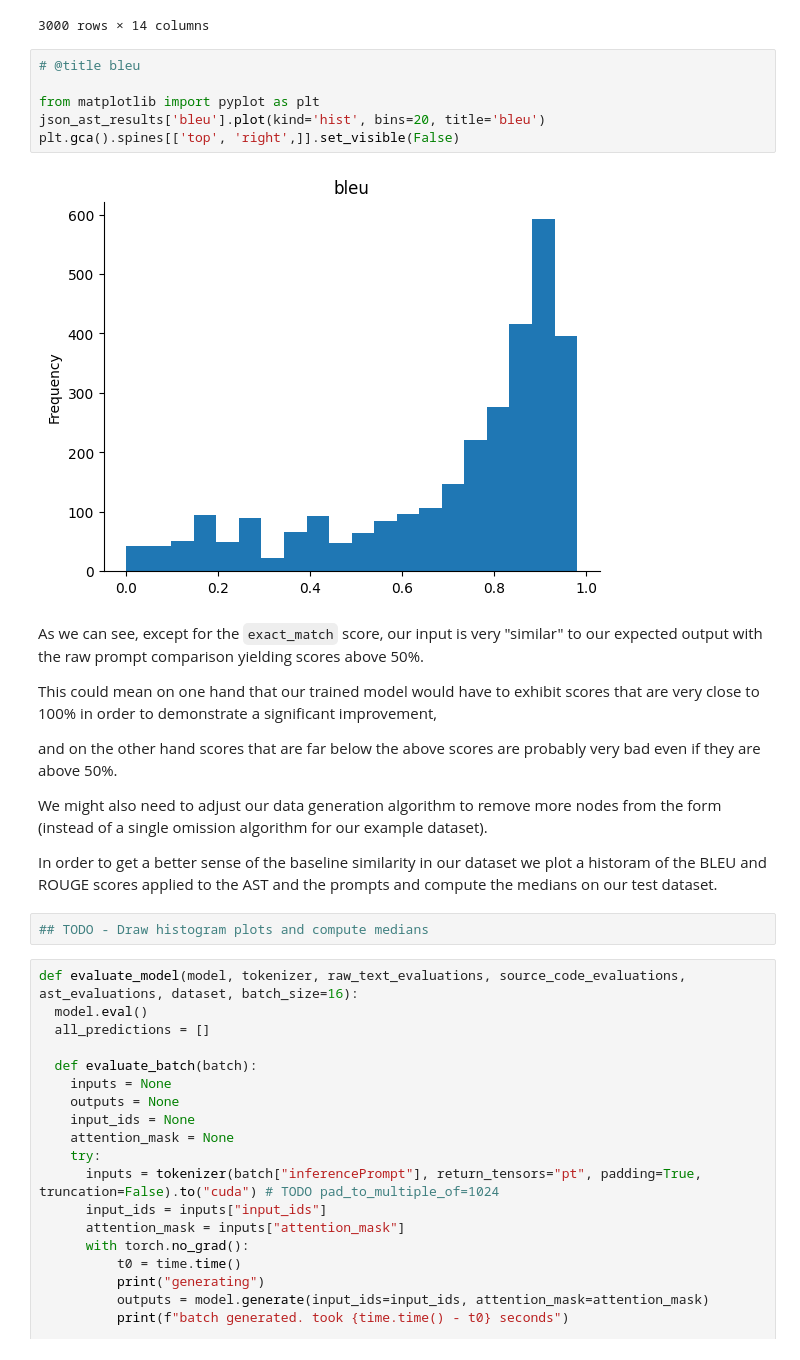
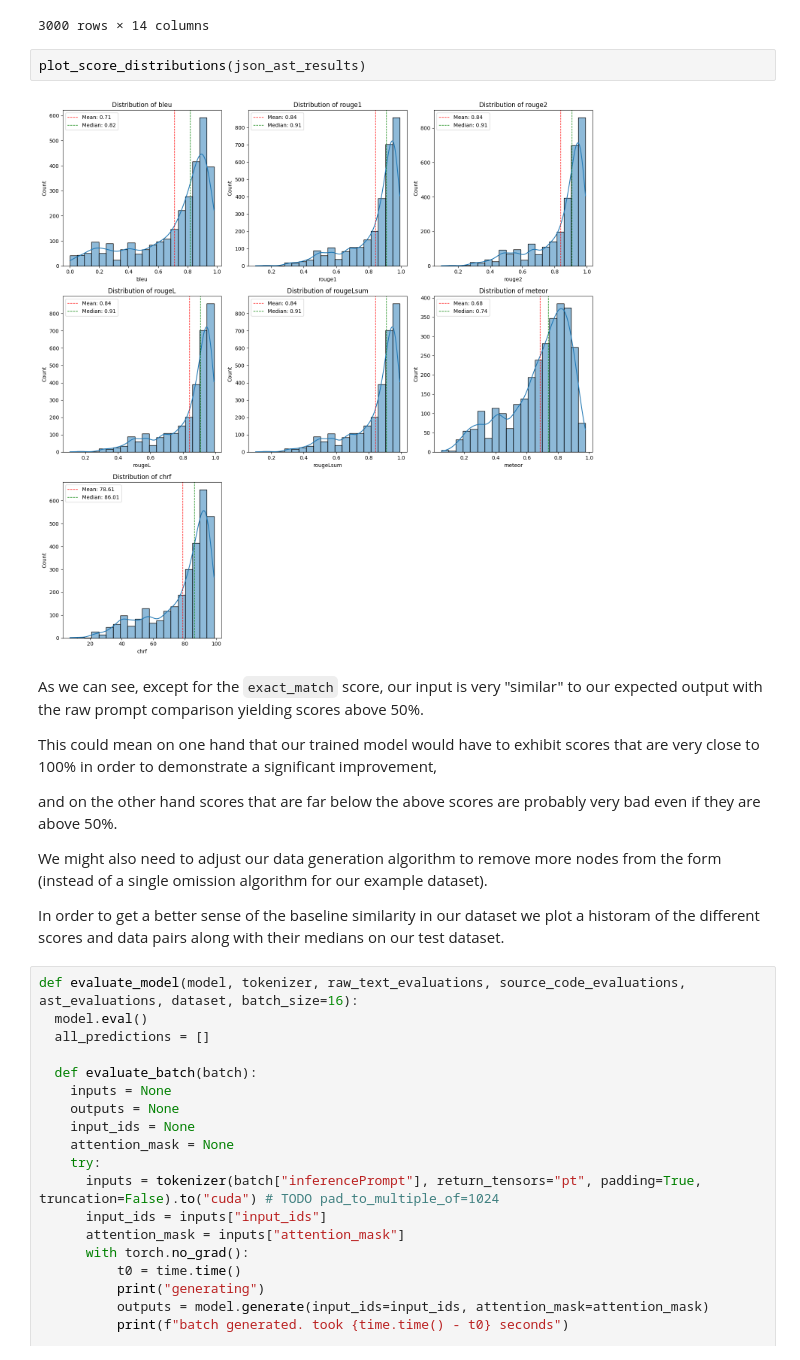
Before and after one commit to guyo13/Form-Lang, a Jupyter notebook: ml/Domain-Specific-Code-Generation-In-FormLang.ipynb, the cells around one changed output. Cells and saved outputs as stored; diff of their text form.

```diff
--- a/ml/Domain-Specific-Code-Generation-In-FormLang.ipynb
+++ b/ml/Domain-Specific-Code-Generation-In-FormLang.ipynb
@@ -947,26 +979,20 @@ Wall time: 13min 50s
 | 2998 | 0.853271 | 1.0 | 1.0 | 1.0 | 1.0 | 0.853271 | 0.863053 | ... |
 | 2999 | 0.735546 | 1.0 | 1.0 | 1.0 | 1.0 | 0.735546 | 0.765027 | ... |
 3000 rows × 14 columns
-# %%
-# @title bleu
-
-from matplotlib import pyplot as plt
-json_ast_results['bleu'].plot(kind='hist', bins=20, title='bleu')
-plt.gca().spines[['top', 'right',]].set_visible(False)
-# %% [output]
-[figure, removed]
-# %% [markdown]
-As we can see, except for the `exact_match` score, our input is very "similar" to our expected output with the raw prompt comparison yielding scores above 50%.
-
-This could mean on one hand that our trained model would have to exhibit scores that are very close to 100% in order to demonstrate a significant improvement,
-
-and on the other hand scores that are far below the above scores are probably very bad even if they are above 50%.
-
-We might also need to adjust our data generation algorithm to remove more nodes from the form (instead of a single omission algorithm for our example dataset).
-
-In order to get a better sense of the baseline similarity in our dataset we plot a historam of the BLEU and ROUGE scores applied to the AST and the prompts and compute the medians on our test dataset.
 # %%
-## TODO - Draw histogram plots and compute medians
+plot_score_distributions(json_ast_results)
+# %% [output]
+[figure, added]
+# %% [markdown]
+As we can see, except for the `exact_match` score, our input is very "similar" to our expected output with the raw prompt comparison yielding scores above 50%.
+
+This could mean on one hand that our trained model would have to exhibit scores that are very close to 100% in order to demonstrate a significant improvement,
+
+and on the other hand scores that are far below the above scores are probably very bad even if they are above 50%.
+
+We might also need to adjust our data generation algorithm to remove more nodes from the form (instead of a single omission algorithm for our example dataset).
+
+In order to get a better sense of the baseline similarity in our dataset we plot a historam of the different scores and data pairs along with their medians on our test dataset.
 # %%
 def evaluate_model(model, tokenizer, raw_text_evaluations, source_code_evaluations, ast_evaluations, dataset, batch_size=16):
   model.eval()
```
Also changed, not shown: parts of 6 cells of this notebook.
